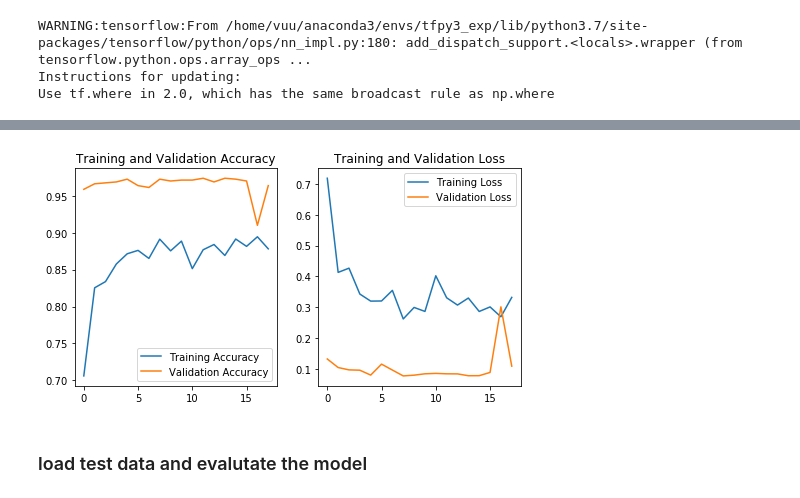
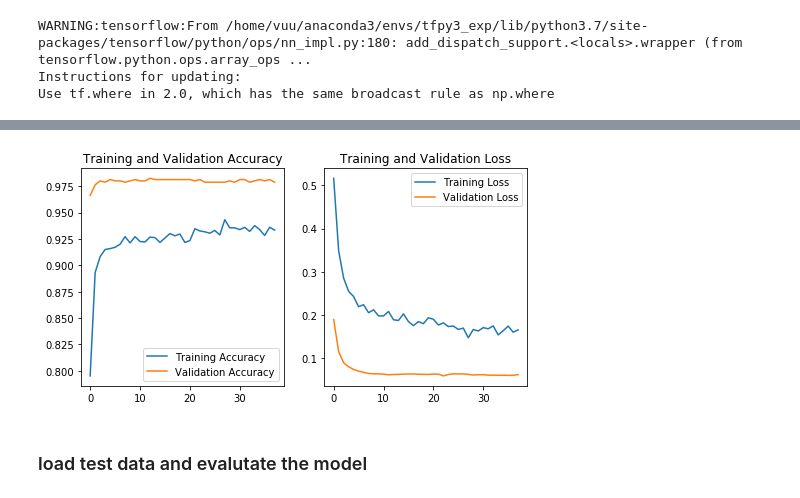
Before and after one commit to VeeranjaneyuluToka/tensorflow, a Jupyter notebook: assignments/130520/src/bin_classification_chickens_cows.ipynb, the cells around one changed output, grey strips where cells are left out. Drawn from its saved outputs; the diff is of its cells as text; code cells hidden in the pictures.

```diff
--- a/assignments/130520/src/bin_classification_chickens_cows.ipynb
+++ b/assignments/130520/src/bin_classification_chickens_cows.ipynb
@@ -181,7 +182,7 @@ Call initializer instance with the dtype argument instead of passing it to the c
 """ add classification head here on top of conv base"""
 model = tf.keras.models.Sequential()
 model.add(conv_base)
-model.add(tf.keras.layers.GlobalMaxPooling2D(name='gap'))
+model.add(tf.keras.layers.GlobalAveragePooling2D(name='gap'))
 model.add(tf.keras.layers.Dense(1, activation='sigmoid', name='fc_out'))
 
 model.summary()
@@ -271,28 +272,28 @@ Epoch 18/100
 # %%
 """ check the history of the model here """
 acc = history.history['acc']
 val_acc = history.history['val_acc']
 
 loss = history.history['loss']
 val_loss = history.history['val_loss']
 
-epochs_range = range(18)
+epochs_range = range(38)
 
 plt.figure(figsize=(8, 4))
 plt.subplot(1, 2, 1)
 plt.plot(epochs_range, acc, label='Training Accuracy')
 plt.plot(epochs_range, val_acc, label='Validation Accuracy')
 plt.legend(loc='lower right')
 plt.title('Training and Validation Accuracy')
 
 plt.subplot(1, 2, 2)
 plt.plot(epochs_range, loss, label='Training Loss')
 plt.plot(epochs_range, val_loss, label='Validation Loss')
 plt.legend(loc='upper right')
 plt.title('Training and Validation Loss')
 plt.show()
 # %% [output]
-[figure, old version]
+[figure, new version]
 # %% [markdown]
 ### load test data and evalutate the model ###
 # %%
```
Also changed, not shown: parts of 7 cells of this notebook.
